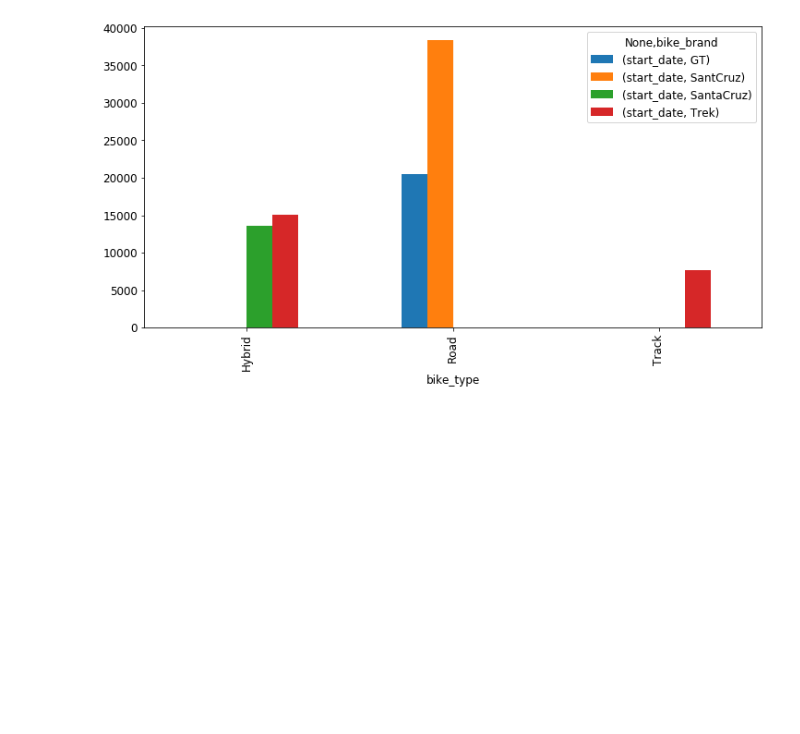
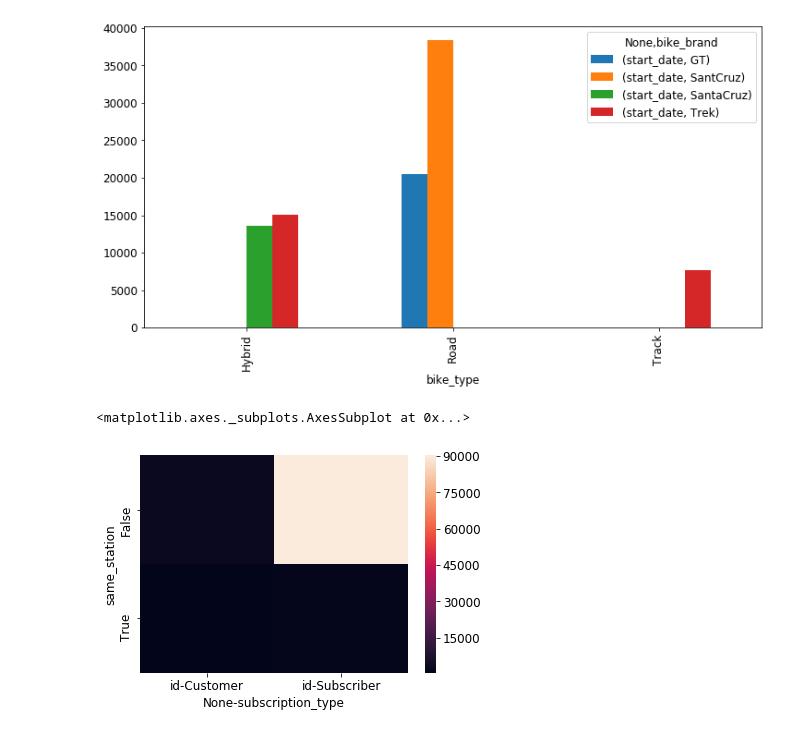
Before and after one commit to orbenishay/pandas-project, a Jupyter notebook: Bicycle_10.ipynb, the cells around one changed output. Drawn from its saved outputs; the diff is of its cells as text; code cells hidden in the pictures; blank space fills up the shorter version.

```diff
--- a/Bicycle_10.ipynb
+++ b/Bicycle_10.ipynb
@@ -222,3 +224,12 @@ df_all.describe()
 | 75% | 690114.500000 | 69.000000 | 69.000000 | 546.000000 | 94107.000000 | 0 days 00:54:00 | 66.000000 | ... |
 | max | 913455.000000 | 84.000000 | 84.000000 | 878.000000 | 95113.000000 | 8 days 09:20:00 | 84.000000 | ... |
 [figure]
+# %%
+df_all['same_station']=df_all['start_station_id']==df_all['end_station_id']
+df_heatmap=df_all.groupby(['same_station','subscription_type']).agg({'id':'count'}).unstack(-1)
+# df_heatmap = df_all.groupby(['same_station','subscription_type'])['subscription_type'].count()
+sns.heatmap(df_heatmap)
+# df_heatmap.head()
+# %% [output]
+<matplotlib.axes._subplots.AxesSubplot at 0x...>
+[figure, added]
```
Also changed, not shown: parts of 5 cells of this notebook.
